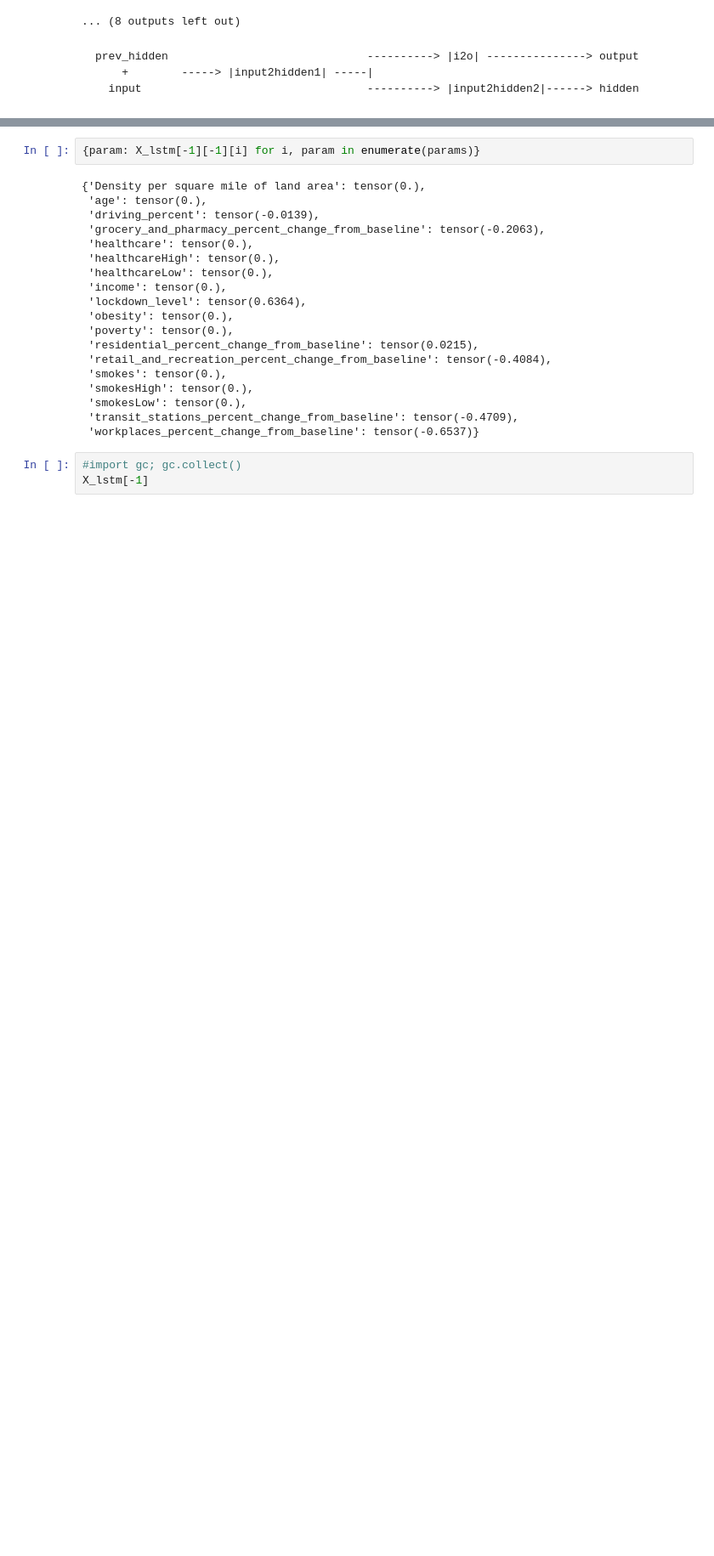
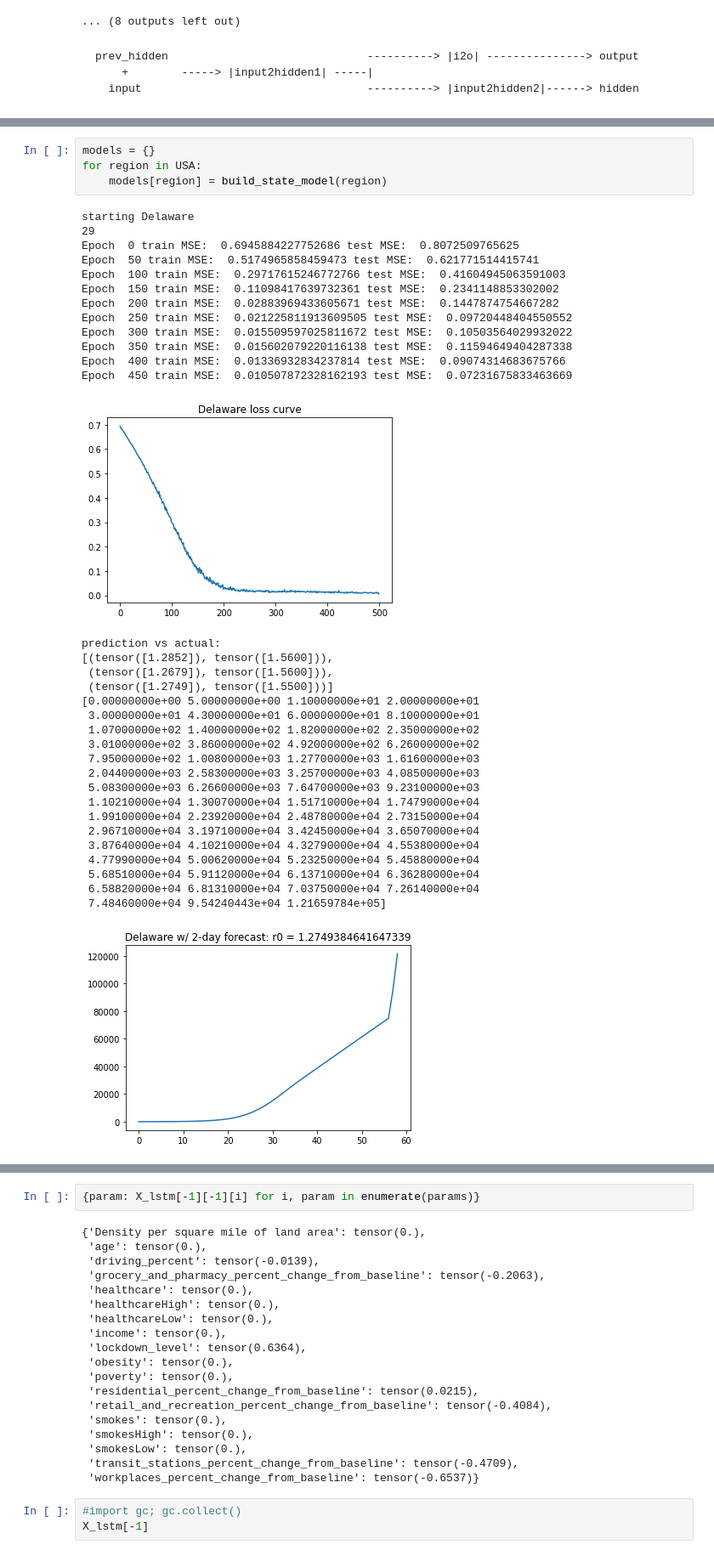
Before and after one commit to mlaugharn/math189covid19, a Jupyter notebook: covid_second_wave_model.ipynb, the cells around one changed output, grey strips where cells are left out. Shown: that part at 85% size. Saved outputs shown, nothing was run; the diff lists cells and outputs as text; blank space fills up the shorter version.

```diff
--- a/covid_second_wave_model.ipynb
+++ b/covid_second_wave_model.ipynb
@@ -594,0 +551,38 @@ Epoch  1500 MSE:  8.140772479237057e-06
+# %%
+models = {}
+for region in USA:
+    models[region] = build_state_model(region)
+# %% [output]
+starting Delaware
+29
+Epoch  0 train MSE:  0.6945884227752686 test MSE:  0.8072509765625
+Epoch  50 train MSE:  0.5174965858459473 test MSE:  0.621771514415741
+Epoch  100 train MSE:  0.29717615246772766 test MSE:  0.41604945063591003
+Epoch  150 train MSE:  0.11098417639732361 test MSE:  0.2341148853302002
+Epoch  200 train MSE:  0.02883969433605671 test MSE:  0.1447874754667282
+Epoch  250 train MSE:  0.021225811913609505 test MSE:  0.09720448404550552
+Epoch  300 train MSE:  0.015509597025811672 test MSE:  0.10503564029932022
+Epoch  350 train MSE:  0.015602079220116138 test MSE:  0.11594649404287338
+Epoch  400 train MSE:  0.01336932834237814 test MSE:  0.09074314683675766
+Epoch  450 train MSE:  0.010507872328162193 test MSE:  0.07231675833463669
+[figure, added]
+prediction vs actual:
+[(tensor([1.2852]), tensor([1.5600])),
+ (tensor([1.2679]), tensor([1.5600])),
+ (tensor([1.2749]), tensor([1.5500]))]
+[0.00000000e+00 5.00000000e+00 1.10000000e+01 2.00000000e+01
+ 3.00000000e+01 4.30000000e+01 6.00000000e+01 8.10000000e+01
+ 1.07000000e+02 1.40000000e+02 1.82000000e+02 2.35000000e+02
+ 3.01000000e+02 3.86000000e+02 4.92000000e+02 6.26000000e+02
+ 7.95000000e+02 1.00800000e+03 1.27700000e+03 1.61600000e+03
+ 2.04400000e+03 2.58300000e+03 3.25700000e+03 4.08500000e+03
+ 5.08300000e+03 6.26600000e+03 7.64700000e+03 9.23100000e+03
+ 1.10210000e+04 1.30070000e+04 1.51710000e+04 1.74790000e+04
+ 1.99100000e+04 2.23920000e+04 2.48780000e+04 2.73150000e+04
+ 2.96710000e+04 3.19710000e+04 3.42450000e+04 3.65070000e+04
+ 3.87640000e+04 4.10210000e+04 4.32790000e+04 4.55380000e+04
+ 4.77990000e+04 5.00620000e+04 5.23250000e+04 5.45880000e+04
+ 5.68510000e+04 5.91120000e+04 6.13710000e+04 6.36280000e+04
+ 6.58820000e+04 6.81310000e+04 7.03750000e+04 7.26140000e+04
+ 7.48460000e+04 9.54240443e+04 1.21659784e+05]
+[figure, added]
```
Also changed, not shown: parts of 11 cells of this notebook.
